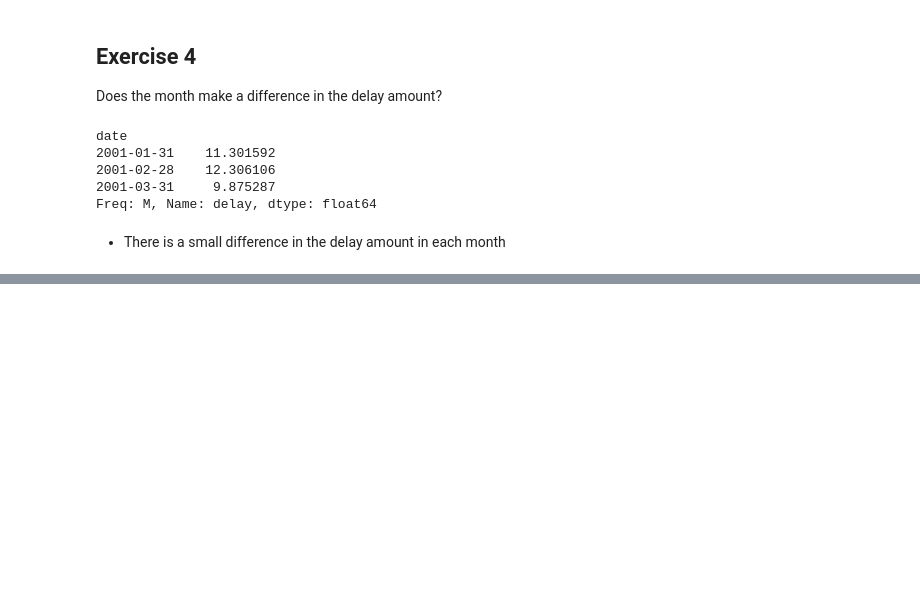
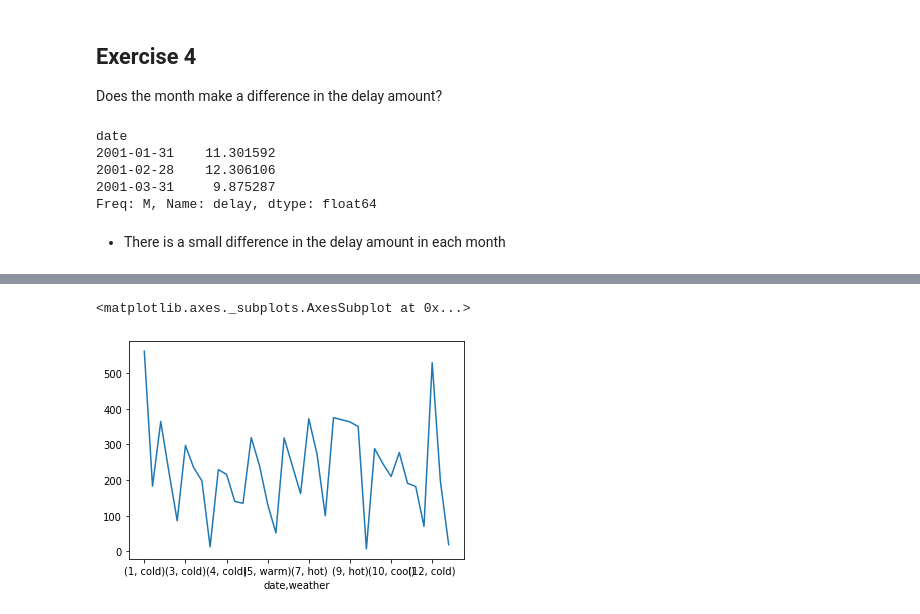
Before and after one commit to gilbert-noriega-ii/time-series-exercises, a Jupyter notebook: time-series-manipulation.ipynb, the cells around one changed output, grey strips where cells are left out. Saved outputs shown, nothing was run; the diff lists cells and outputs as text; code cells hidden in the pictures; blank space fills up the shorter version.

```diff
--- a/time-series-manipulation.ipynb
+++ b/time-series-manipulation.ipynb
@@ -431,0 +552,2 @@ Freq: M, Name: delay, dtype: float64
+# %%
+temps['weather'] = pd.qcut(temps['temp'], q=4, labels= ['cold', 'cool', 'warm', 'hot'])
@@ -431,0 +577,5 @@ Freq: M, Name: delay, dtype: float64
+# %%
+temps.groupby([temps.index.month]).weather.value_counts().plot()
+# %% [output]
+<matplotlib.axes._subplots.AxesSubplot at 0x...>
+[figure, added]
```
Also changed, not shown: parts of 49 cells of this notebook.
